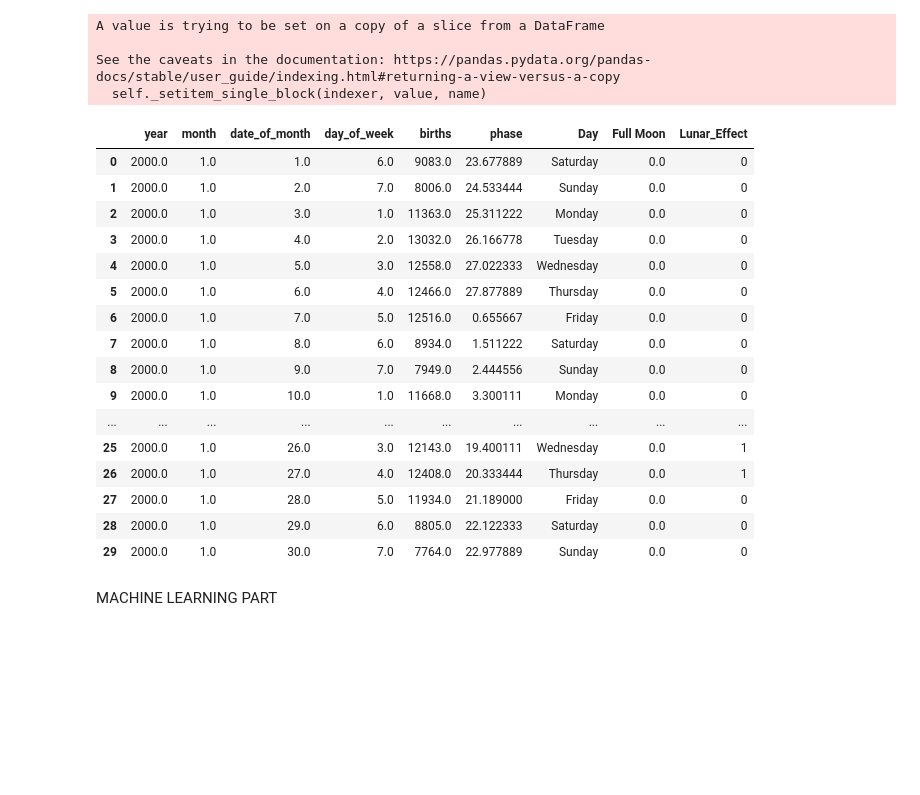
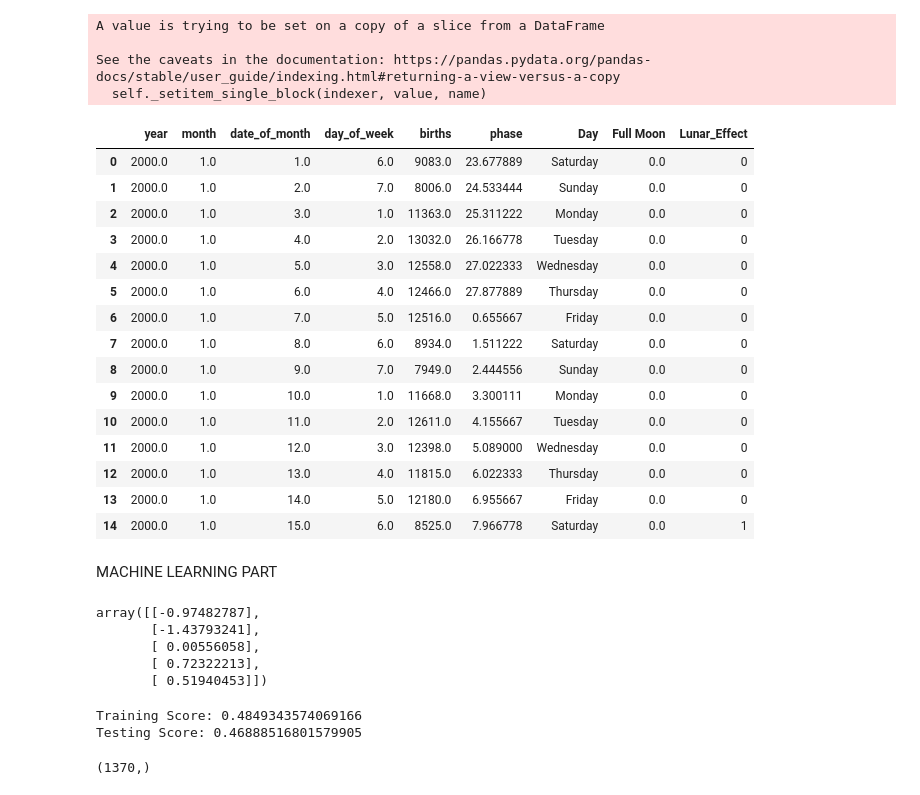
Before and after one commit to Yasminem2022/Final_Project, a Jupyter notebook: ETL_Datasets.ipynb, the cells around one changed output. Saved outputs shown, nothing was run; the diff lists cells and outputs as text; code cells hidden in the pictures; blank space fills up the shorter version.

```diff
--- a/ETL_Datasets.ipynb
+++ b/ETL_Datasets.ipynb
@@ -301,25 +310,24 @@ See the caveats in the documentation: https://pandas.pydata.org/pandas-docs/stab
 # %%
 df['Lunar_Effect'].loc[df['phase']<7] = 0
 # %%
-df.head(30)
+df.head(15)
 # %% [output]
 |  | year | month | date_of_month | day_of_week | births | phase | Day | Full Moon | Lunar_Effect |
 | 0 | 2000.0 | 1.0 | 1.0 | 6.0 | 9083.0 | 23.677889 | Saturday | 0.0 | 0 |
 | 1 | 2000.0 | 1.0 | 2.0 | 7.0 | 8006.0 | 24.533444 | Sunday | 0.0 | 0 |
 | 2 | 2000.0 | 1.0 | 3.0 | 1.0 | 11363.0 | 25.311222 | Monday | 0.0 | 0 |
 | 3 | 2000.0 | 1.0 | 4.0 | 2.0 | 13032.0 | 26.166778 | Tuesday | 0.0 | 0 |
 | 4 | 2000.0 | 1.0 | 5.0 | 3.0 | 12558.0 | 27.022333 | Wednesday | 0.0 | 0 |
 | 5 | 2000.0 | 1.0 | 6.0 | 4.0 | 12466.0 | 27.877889 | Thursday | 0.0 | 0 |
 | 6 | 2000.0 | 1.0 | 7.0 | 5.0 | 12516.0 | 0.655667 | Friday | 0.0 | 0 |
 | 7 | 2000.0 | 1.0 | 8.0 | 6.0 | 8934.0 | 1.511222 | Saturday | 0.0 | 0 |
 | 8 | 2000.0 | 1.0 | 9.0 | 7.0 | 7949.0 | 2.444556 | Sunday | 0.0 | 0 |
 | 9 | 2000.0 | 1.0 | 10.0 | 1.0 | 11668.0 | 3.300111 | Monday | 0.0 | 0 |
-| ... | ... | ... | ... | ... | ... | ... | ... | ... | ... |
-| 25 | 2000.0 | 1.0 | 26.0 | 3.0 | 12143.0 | 19.400111 | Wednesday | 0.0 | 1 |
-| 26 | 2000.0 | 1.0 | 27.0 | 4.0 | 12408.0 | 20.333444 | Thursday | 0.0 | 1 |
-| 27 | 2000.0 | 1.0 | 28.0 | 5.0 | 11934.0 | 21.189000 | Friday | 0.0 | 0 |
-| 28 | 2000.0 | 1.0 | 29.0 | 6.0 | 8805.0 | 22.122333 | Saturday | 0.0 | 0 |
-| 29 | 2000.0 | 1.0 | 30.0 | 7.0 | 7764.0 | 22.977889 | Sunday | 0.0 | 0 |
+| 10 | 2000.0 | 1.0 | 11.0 | 2.0 | 12611.0 | 4.155667 | Tuesday | 0.0 | 0 |
+| 11 | 2000.0 | 1.0 | 12.0 | 3.0 | 12398.0 | 5.089000 | Wednesday | 0.0 | 0 |
+| 12 | 2000.0 | 1.0 | 13.0 | 4.0 | 11815.0 | 6.022333 | Thursday | 0.0 | 0 |
+| 13 | 2000.0 | 1.0 | 14.0 | 5.0 | 12180.0 | 6.955667 | Friday | 0.0 | 0 |
+| 14 | 2000.0 | 1.0 | 15.0 | 6.0 | 8525.0 | 7.966778 | Saturday | 0.0 | 1 |
 # %% [markdown]
 MACHINE LEARNING PART
 # %%
@@ -332,0 +343,9 @@ MACHINE LEARNING PART
+# %%
+birth_data_scaled = data_scaler.fit_transform(df.drop(columns=['year','month','date_of_month','day_of_week','phase','Day','Full Moon','Lunar_Effect']))
+birth_data_scaled[:5]
+# %% [output]
+array([[-0.97482787],
+       [-1.43793241],
+       [ 0.00556058],
+       [ 0.72322213],
+       [ 0.51940453]])
@@ -332,0 +364,17 @@ MACHINE LEARNING PART
+# %%
+model.fit(X_train, y_train)
+
+training_score = model.score(X_train, y_train)
+testing_score = model.score(X_test, y_test)
+
+print(f"Training Score: {training_score}")
+print(f"Testing Score: {testing_score}")
+# %% [output]
+Training Score: 0.4849343574069166
+Testing Score: 0.46888516801579905
+# %%
+y_pred = model.predict(X_test)
+
+print(y_pred.shape)
+# %% [output]
+(1370,)
```
Also changed, not shown: parts of 6 cells of this notebook.
